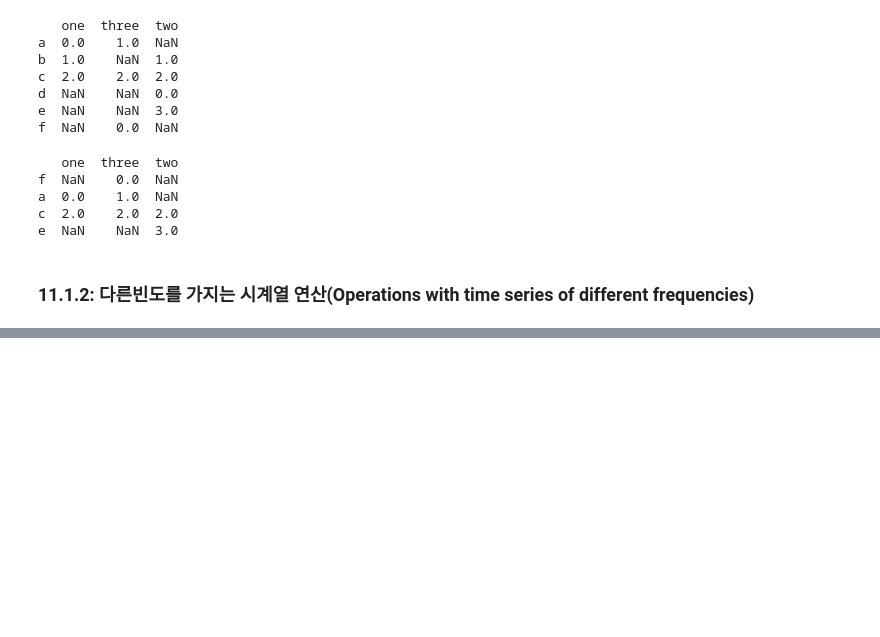
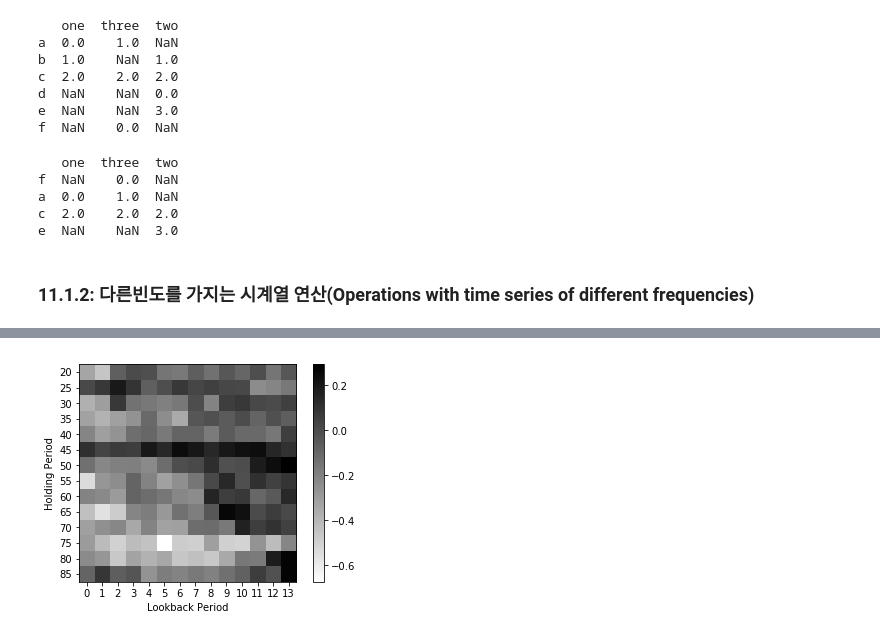
Before and after one commit to eunhwany/ML_Study, a Jupyter notebook: pydataAnalysis/Chap11_Financial and Economic Data Applications.ipynb, the cells around one changed output, grey strips where cells are left out. Cells and saved outputs as stored; diff of their text form; code cells hidden in the pictures; blank space fills up the shorter version.

```diff
--- a/pydataAnalysis/Chap11_Financial and Economic Data Applications.ipynb
+++ b/pydataAnalysis/Chap11_Financial and Economic Data Applications.ipynb
@@ -121,0 +956,18 @@ e  NaN    NaN  3.0
+# %%
+# 변환함수를 이용하여 특정 과거의 포트폴리오와 보유기간(매매기간)을 계산하고 전체 샤프지수를 반환하는 백테스트 함수 준비.
+compound = lambda x: (1 + x).prod() - 1
+daily_sr = lambda x: x.mean() / x.std()
+
+def strat_sr(prices,lb,hold):
+    # Compute portfolio weights(포트폴리오 가중치 계산)
+    freq = '%dB'% hold
+    port = calc_mom(prices, lb, lag=1)
+
+    daily_rets = prices.pct_change()
+
+    # Compute portfolio returns(포트폴리오 수익 계산)
+    port = port.shift(1).resample(freq, how='first')
+    returns = daily_rets.resample(freq, how=compound)
+    port_rets = (port * returns).sum(axis=1)
+
+    return daily_sr(port_rets) * np.sqrt(252 / hold)
@@ -121,0 +998,15 @@ e  NaN    NaN  3.0
+# %%
+def heatmap(df, cmap=plt.cm.gray_r):
+    fig = plt.figure()
+    ax = fig.add_subplot(111)
+    axim = ax.imshow(df.values, cmap=cmap, interpolation='nearest')
+    ax.set_xlabel(df.columns.name)
+    ax.set_xticks(np.arange(len(df.columns)))
+    ax.set_ylabel(df.index.name)
+    ax.set_yticks(np.arange(len(df.index)))
+    ax.set_yticklabels(list(df.index))
+    plt.colorbar(axim)
+# %%
+heatmap(ddf) # 히트맵 형식으로 결과보기.
+# %% [output]
+[figure, added]
```
Also changed, not shown: parts of 80 cells of this notebook, 1 other file.
